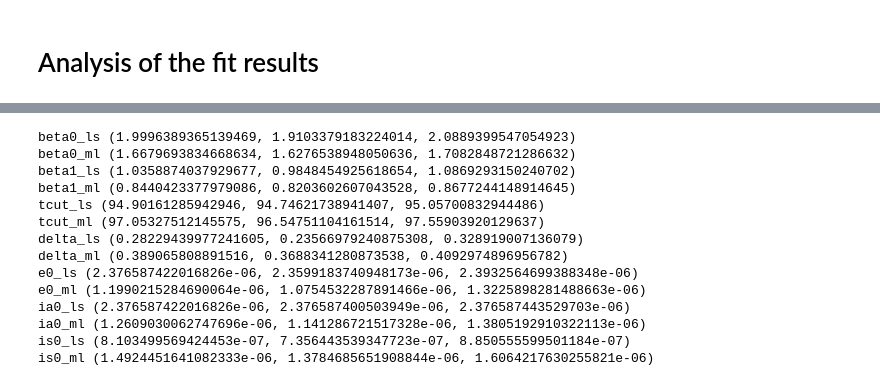
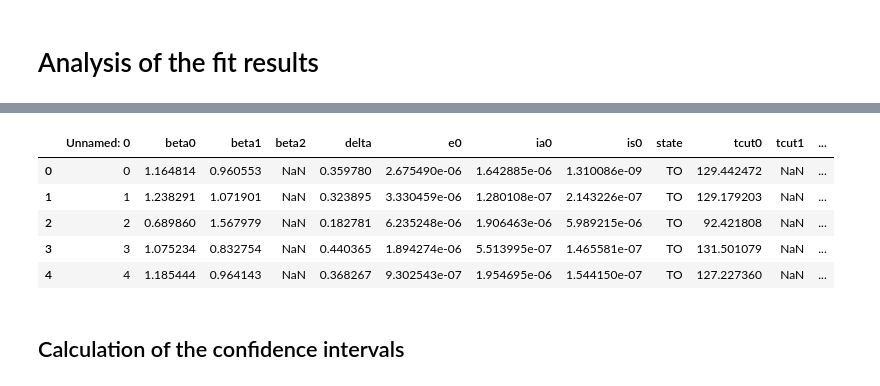
Before and after one commit to Julian-sun/Assessing-the-nationwide-impact-of-COVID-19-mitigation-policies-on-the-transmission-rate-of-SARS-CoV, a Jupyter notebook: script/Code analysis.ipynb, the cells around one changed output, grey strips where cells are left out. Cells and saved outputs as stored; diff of their text form; code cells hidden in the pictures.

```diff
--- a/script/Code analysis.ipynb
+++ b/script/Code analysis.ipynb
@@ -163,0 +208,3 @@ df[df.date <= '2020-03-25'].new_deaths.sum()
+# %%
+r, p = stats.pearsonr(casesLog.dropna()['cumulative'], cases.dropna()['isolated'])
+print(f"Scipy computed Pearson r: {r} and p-value: {p}")
@@ -164,4 +215,2 @@ df[df.date <= '2020-03-25'].new_deaths.sum()
 # %% [markdown]
 # Analysis of the fit results
-# %%
-df = pd.read_csv('/media/juliane_oliveira/My Passport/dropbox_15_11_2019/Artigos_preprints/COVID19/Paper_submissions/Paper2/First review/Data and code analisys/outputs_testing/test_seiir_fits_boots.csv')
@@ -176,0 +219,7 @@ df.head()
+# %%
+import sys
+import glob
+
+path = r'/Users/julianeoliveira/Desktop/dropbox_15_11_2019/Artigos_preprints/COVID19/Paper_submissions/Paper2/Assessing-the-nationwide-impact-of-COVID-19-mitigation-policies-on-the-transmission-rate-of-SARS-CoV/results/seiir_bootstrap'
+filenames = glob.glob(path + "/*.csv")
+filenames
@@ -176,0 +244,7 @@ df.head()
+# %%
+lst_df = []
+for f in filenames:
+    print(f)
+    df = pd.read_csv(f, low_memory = False, encoding="iso-8859-1")
+    #df.columns= df.columns.str.lower()
+    lst_df.append(df)
@@ -177,2 +269,14 @@ df.head()
+# %%
+df = pd.concat(lst_df,sort=True)
+df.head()
+# %% [output]
+|  | Unnamed: 0 | beta0 | beta1 | beta2 | delta | e0 | ia0 | is0 | state | tcut0 | tcut1 | ... |
+| 0 | 0 | 1.164814 | 0.960553 | NaN | 0.359780 | 2.675490e-06 | 1.642885e-06 | 1.310086e-09 | TO | 129.442472 | NaN | ... |
+| 1 | 1 | 1.238291 | 1.071901 | NaN | 0.323895 | 3.330459e-06 | 1.280108e-07 | 2.143226e-07 | TO | 129.179203 | NaN | ... |
+| 2 | 2 | 0.689860 | 1.567979 | NaN | 0.182781 | 6.235248e-06 | 1.906463e-06 | 5.989215e-06 | TO | 92.421808 | NaN | ... |
+| 3 | 3 | 1.075234 | 0.832754 | NaN | 0.440365 | 1.894274e-06 | 5.513995e-07 | 1.465581e-07 | TO | 131.501079 | NaN | ... |
+| 4 | 4 | 1.185444 | 0.964143 | NaN | 0.368267 | 9.302543e-07 | 1.954695e-06 | 1.544150e-07 | TO | 127.227360 | NaN | ... |
+# %% [markdown]
+## Calculation of the confidence intervals
 # %%
 import scipy.stats
@@ -190,18 +308,0 @@ lista = [ 'beta0_ls', 'beta0_ml', 'beta1_ls','beta1_ml', 'tcut_ls', 'tcut_ml', '
-# %%
-for value in lista:
-    print(value, mean_confidence_interval(df[value], confidence=0.95))
-# %% [output]
-beta0_ls (1.9996389365139469, 1.9103379183224014, 2.0889399547054923)
-beta0_ml (1.6679693834668634, 1.6276538948050636, 1.7082848721286632)
-beta1_ls (1.0358874037929677, 0.9848454925618654, 1.0869293150240702)
-beta1_ml (0.8440423377979086, 0.8203602607043528, 0.8677244148914645)
-tcut_ls (94.90161285942946, 94.74621738941407, 95.05700832944486)
-tcut_ml (97.05327512145575, 96.54751104161514, 97.55903920129637)
-delta_ls (0.28229439977241605, 0.23566979240875308, 0.328919007136079)
-delta_ml (0.389065808891516, 0.3688341280873538, 0.4092974896956782)
-e0_ls (2.376587422016826e-06, 2.3599183740948173e-06, 2.3932564699388348e-06)
-e0_ml (1.1990215284690064e-06, 1.0754532287891466e-06, 1.3225898281488663e-06)
-ia0_ls (2.376587422016826e-06, 2.376587400503949e-06, 2.376587443529703e-06)
-ia0_ml (1.2609030062747696e-06, 1.141286721517328e-06, 1.3805192910322113e-06)
-is0_ls (8.103499569424453e-07, 7.356443539347723e-07, 8.850555599501184e-07)
-is0_ml (1.4924451641082333e-06, 1.3784685651908844e-06, 1.6064217630255821e-06)
```
Also changed, not shown: parts of 83 cells of this notebook, 8 other files.
